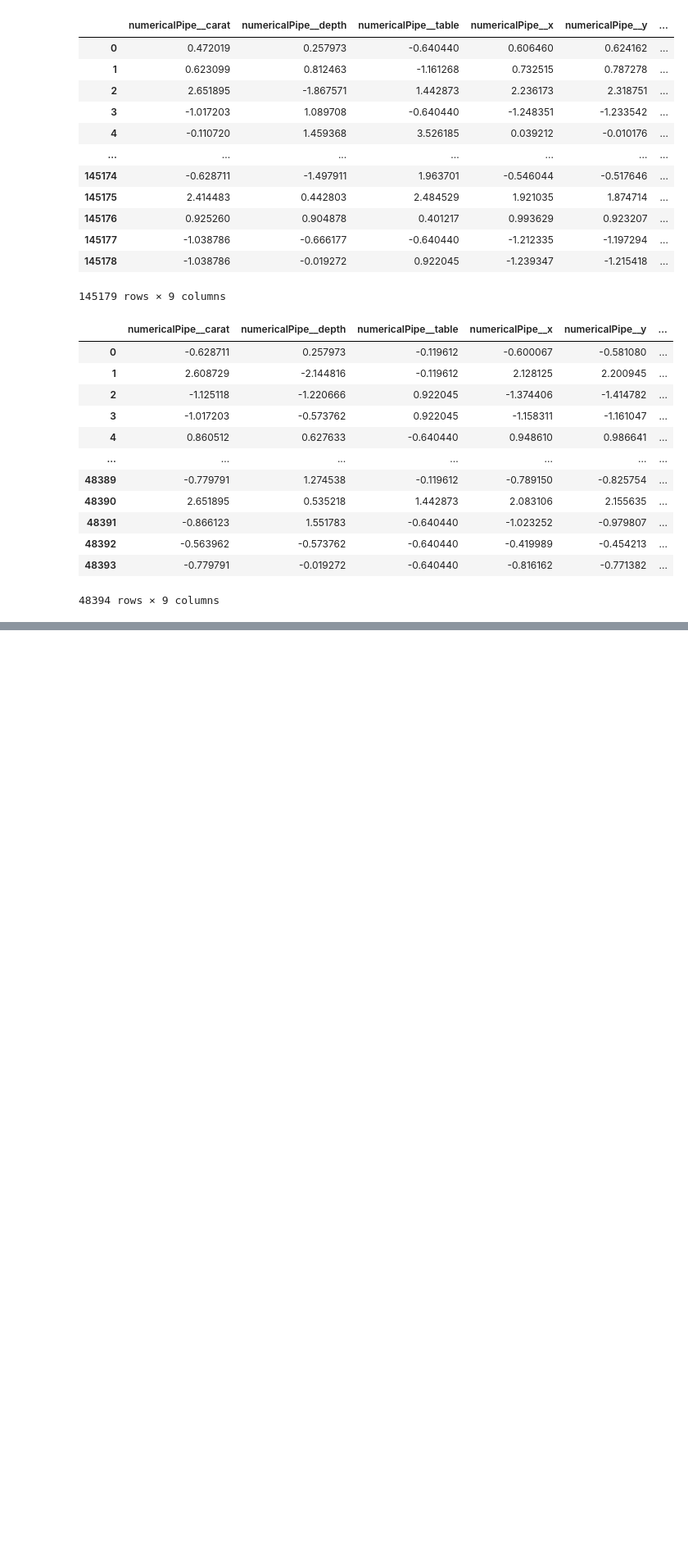
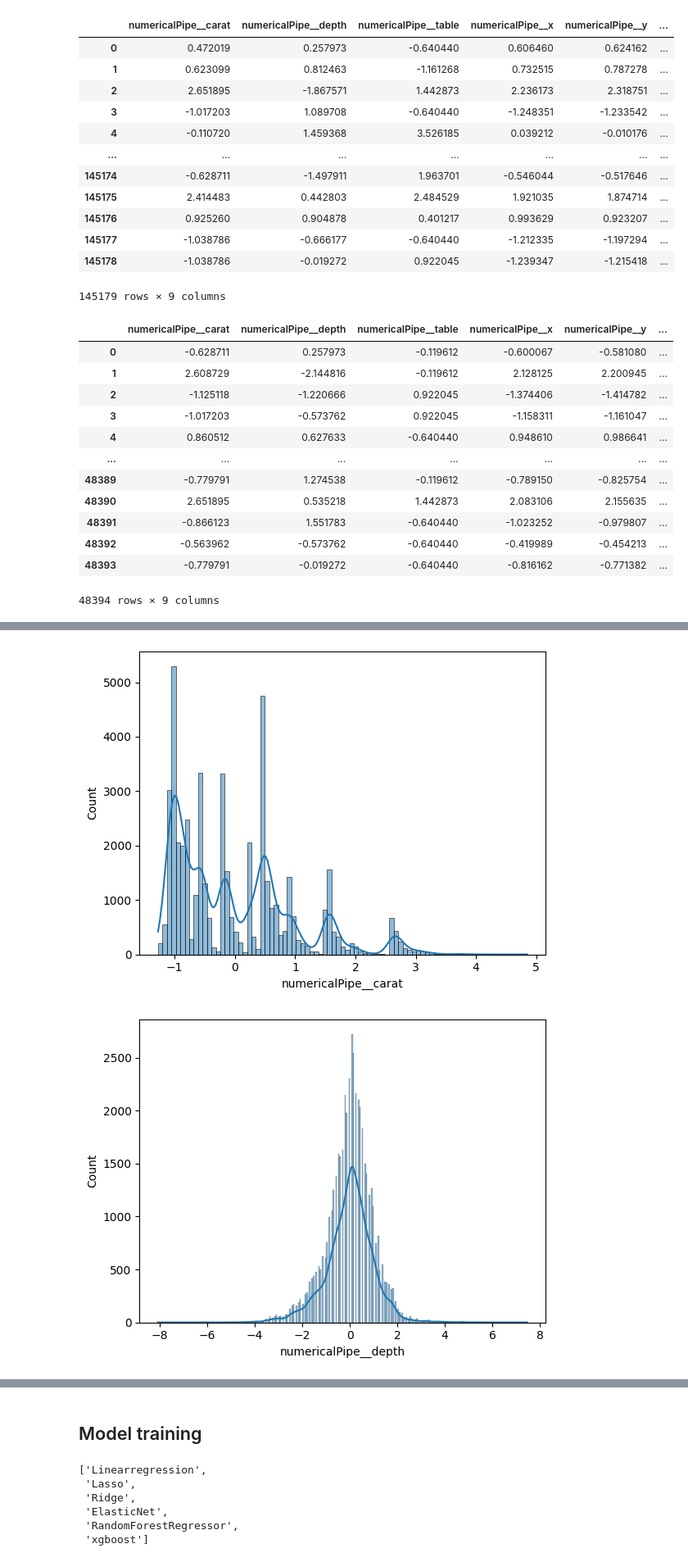
Before and after one commit to girupashankar/gemstonePricePrediction, a Jupyter notebook: notebook/gemstonePricePrediction.ipynb, the cells around one changed output, grey strips where cells are left out. Shown: that part at 82% size. Saved outputs shown, nothing was run; the diff lists cells and outputs as text; code cells hidden in the pictures; blank space fills up the shorter version.

```diff
--- a/notebook/gemstonePricePrediction.ipynb
+++ b/notebook/gemstonePricePrediction.ipynb
@@ -481,0 +499,8 @@ X_test
+# %%
+for col in X_test:
+    sns.histplot(data=X_test, x=col, kde=True)
+    print("\n")
+    plt.show()
+# %% [output]
+[figure, added]
+[figure, added]
@@ -481,0 +514,2 @@ X_test
+# %% [markdown]
+## Model training
@@ -481,0 +535,9 @@ X_test
+# %%
+[model_name for model_name in list(models)]
+# %% [output]
+['Linearregression',
+ 'Lasso',
+ 'Ridge',
+ 'ElasticNet',
+ 'RandomForestRegressor',
+ 'xgboost']
```
Also changed, not shown: parts of 13 cells of this notebook, 1 other file.
